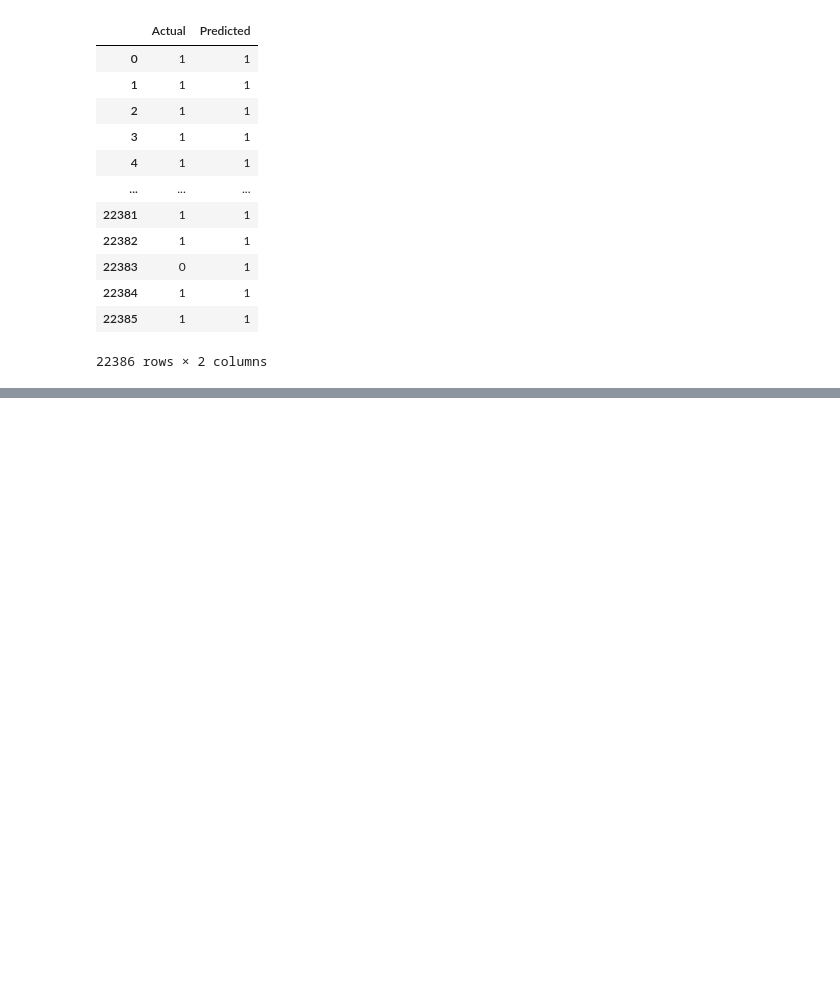
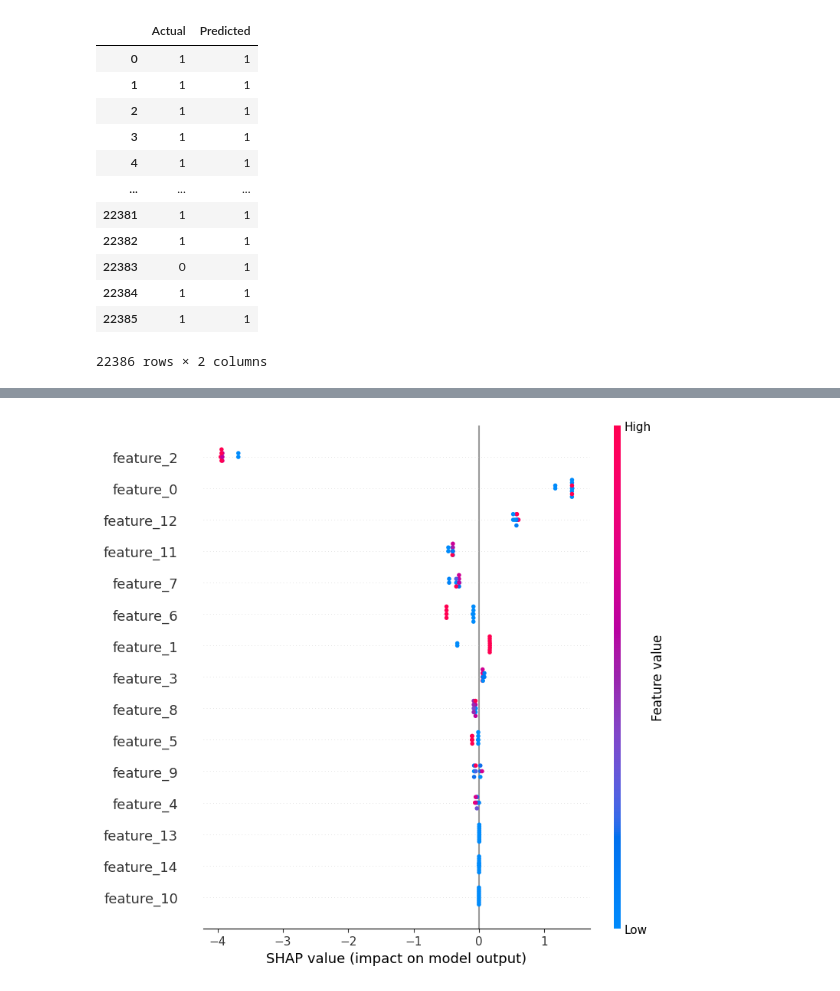
Before and after one commit to lrosati42/XAI_project, a Jupyter notebook: chandana_main.ipynb, the cells around one changed output, grey strips where cells are left out. Drawn from its saved outputs; the diff is of its cells as text; code cells hidden in the pictures; blank space fills up the shorter version.

```diff
--- a/chandana_main.ipynb
+++ b/chandana_main.ipynb
@@ -616,3 +616,31 @@ df_output
 | 22384 | 1 | 1 |
 | 22385 | 1 | 1 |
 22386 rows × 2 columns
+# %%
+
+# 1. Misclassified Instances
+misclassified_indices = y_test != y_pred
+misclassified_instances = pd.DataFrame(x_test[misclassified_indices][:2], columns=[f'feature_{i}' for i in range(x_test.shape[1])])
+
+# 2. Low Confidence Predictions
+proba = pipeline.predict_proba(x_test)
+low_confidence_indices = (proba.max(axis=1) < 0.7) & misclassified_indices
+low_confidence_instances = pd.DataFrame(x_test[low_confidence_indices][:2], columns=[f'feature_{i}' for i in range(x_test.shape[1])])
+
+# 3. High Confidence Predictions
+high_confidence_indices = (proba.max(axis=1) > 0.9) & (~misclassified_indices)
+high_confidence_instances = pd.DataFrame(x_test[high_confidence_indices][:2], columns=[f'feature_{i}' for i in range(x_test.shape[1])])
+
+# 4. Randomly Sample Remaining Instances
+correctly_classified_indices = ~misclassified_indices
+correctly_classified_instances = pd.DataFrame(x_test[correctly_classified_indices][:4], columns=[f'feature_{i}' for i in range(x_test.shape[1])])
+
+# 5. Combine and Inspect
+selected_instances = pd.concat([
+    misclassified_instances,
+    low_confidence_instances,
+    high_confidence_instances,
+    correctly_classified_instances
+])
+
+selected_instances
@@ -618,0 +673,16 @@ df_output
+# %%
+import shap
+
+# Assuming clf is your pipeline with an XGBClassifier as the last step
+xgb_model = pipeline.named_steps['classifier']  # Assuming 'classifier' is the name of the step with the XGBClassifier
+
+# Create a SHAP explainer for XGBoost
+explainer = shap.Explainer(xgb_model)
+
+# Assuming selected_instance is a single instance for which you want to explain predictions
+shap_values = explainer.shap_values(selected_instances)
+
+# Visualize the feature attributions
+shap.summary_plot(shap_values, selected_instances)
+# %% [output]
+[figure, added]
```
Also changed, not shown: parts of 8 cells of this notebook.
